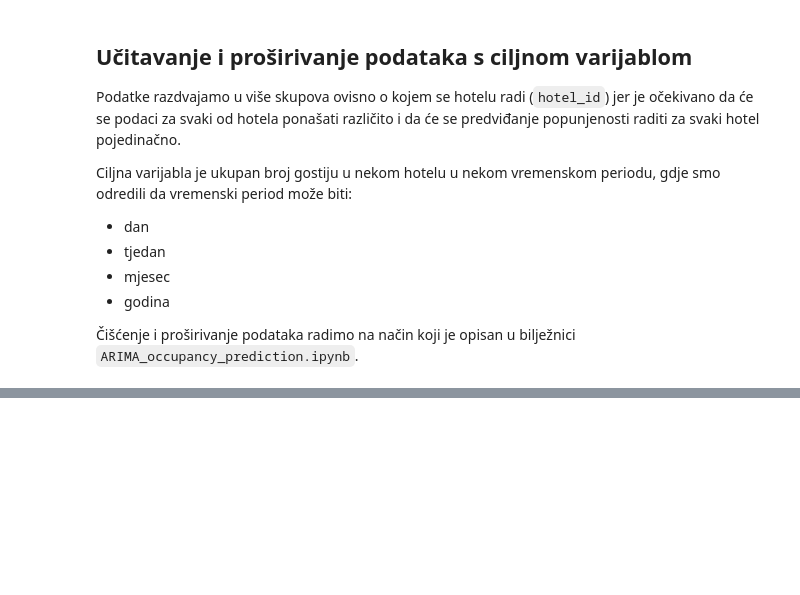
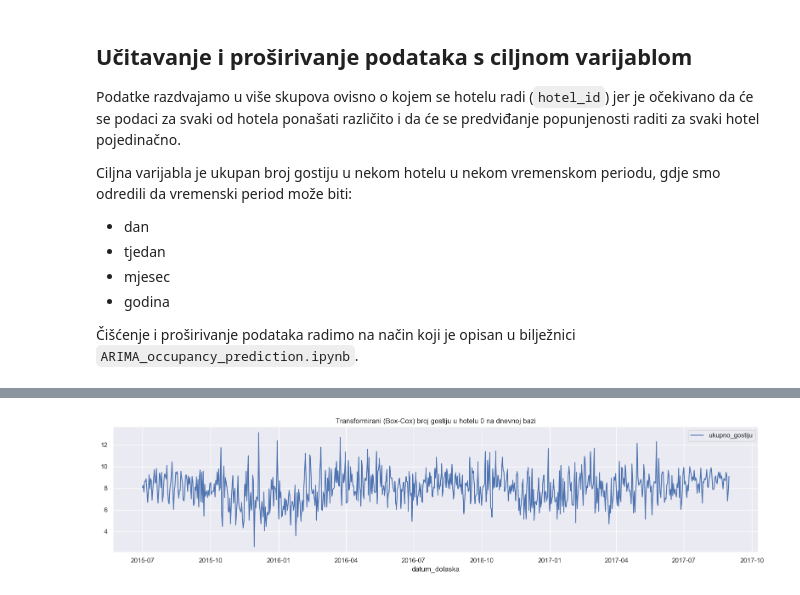
Before and after one commit to MarkoHaralovic/Prediction-of-Hotel-Occupancy, a Jupyter notebook: prediction-of-hotel-occupancy/notebooks/data_decomposition.ipynb, the cells around one changed output, grey strips where cells are left out. Saved outputs shown, nothing was run; the diff lists cells and outputs as text; code cells hidden in the pictures; blank space fills up the shorter version.

```diff
--- a/prediction-of-hotel-occupancy/notebooks/data_decomposition.ipynb
+++ b/prediction-of-hotel-occupancy/notebooks/data_decomposition.ipynb
@@ -129,0 +200,8 @@ fig.set_figheight(10)
+# %%
+plt.figure(figsize=(16, 4))
+ax = sns.lineplot(transformed_daily_data)
+ax.set_title("Transformirani (Box-Cox) broj gostiju u hotelu 0 na dnevnoj bazi")
+plt.tight_layout()
+plt.show()
+# %% [output]
+[figure, added]
```
Also changed, not shown: parts of 34 cells of this notebook.
